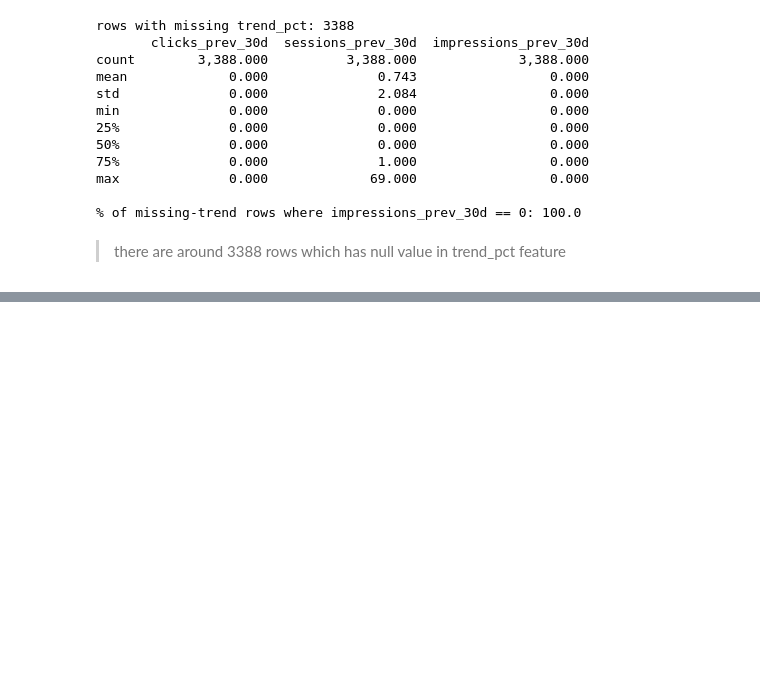
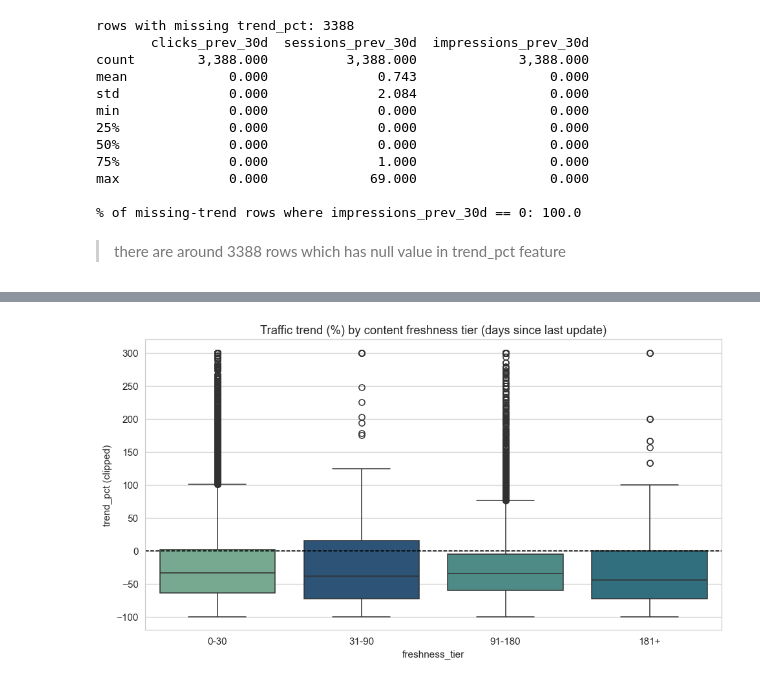
Before and after one commit to Sahil-Dev404/Flyrankai-intenship-starter-ml-pipeline-testing-, a Jupyter notebook: notebooks/my_code_books/01_EDA_content_growth_forecasting.ipynb, the cells around one changed output, grey strips where cells are left out. Saved outputs shown, nothing was run; the diff lists cells and outputs as text; code cells hidden in the pictures; blank space fills up the shorter version.

```diff
--- a/notebooks/my_code_books/01_EDA_content_growth_forecasting.ipynb
+++ b/notebooks/my_code_books/01_EDA_content_growth_forecasting.ipynb
@@ -292,0 +467,15 @@ max              0.000             69.000                 0.000
+# %%
+# 4. Freshness tier (days since last content update) vs trend -- directly
+# relevant to "recovery" framing: does refreshing old content correlate
+# with improved trend?
+fig, ax = plt.subplots(figsize=(9, 5))
+fresh_order = ["0-30", "31-90", "91-180", "181+"]
+sns.boxplot(data=plot_df, x="freshness_tier", y="trend_pct_clipped", hue="freshness_tier",
+            order=fresh_order, ax=ax, palette="crest", legend=False)
+ax.axhline(0, color="black", linestyle="--", linewidth=1)
+ax.set_title("Traffic trend (%) by content freshness tier (days since last update)")
+ax.set_ylabel("trend_pct (clipped)")
+plt.tight_layout()
+plt.show()
+# %% [output]
+[figure, added]
```
Also changed, not shown: parts of 14 cells of this notebook.
